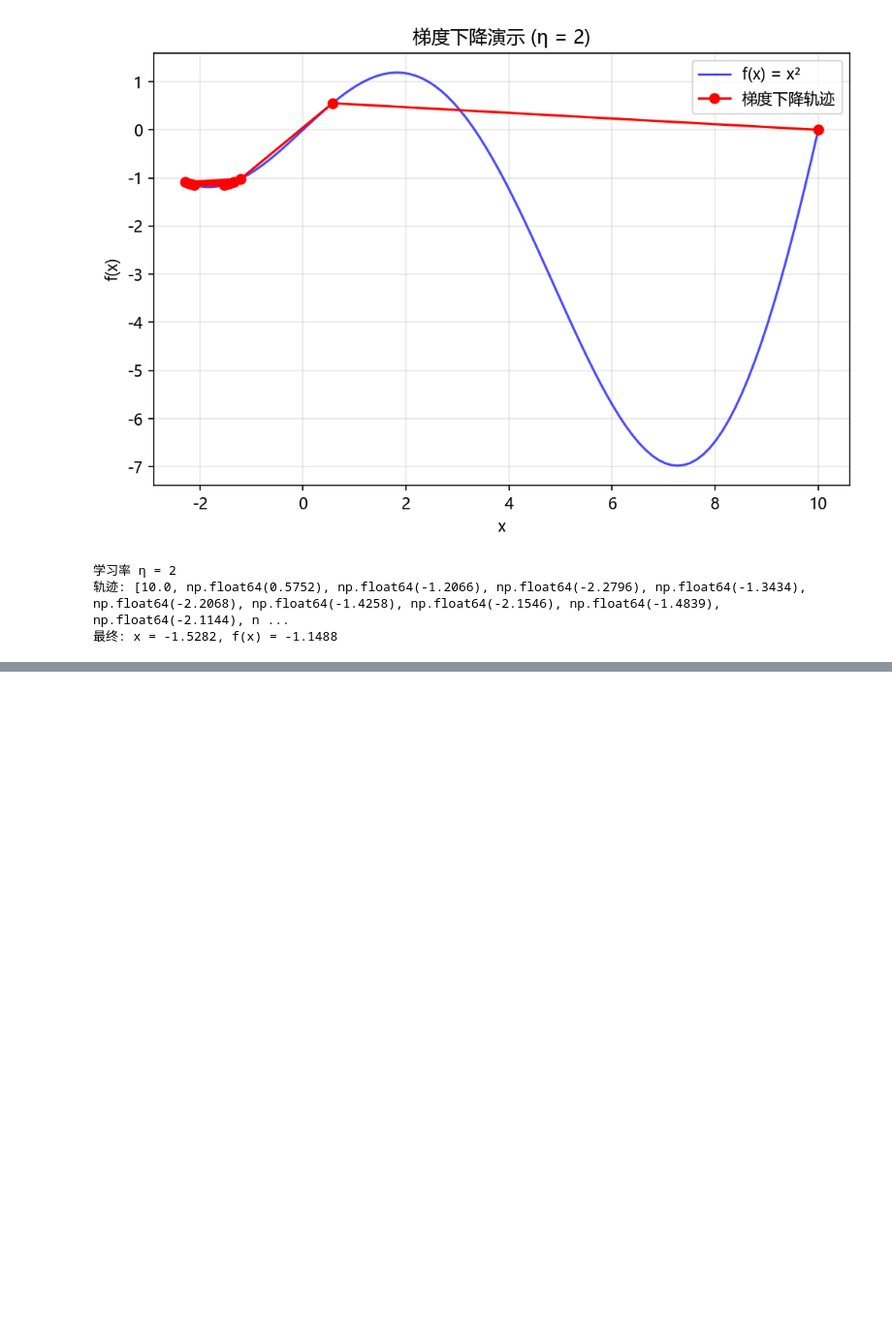
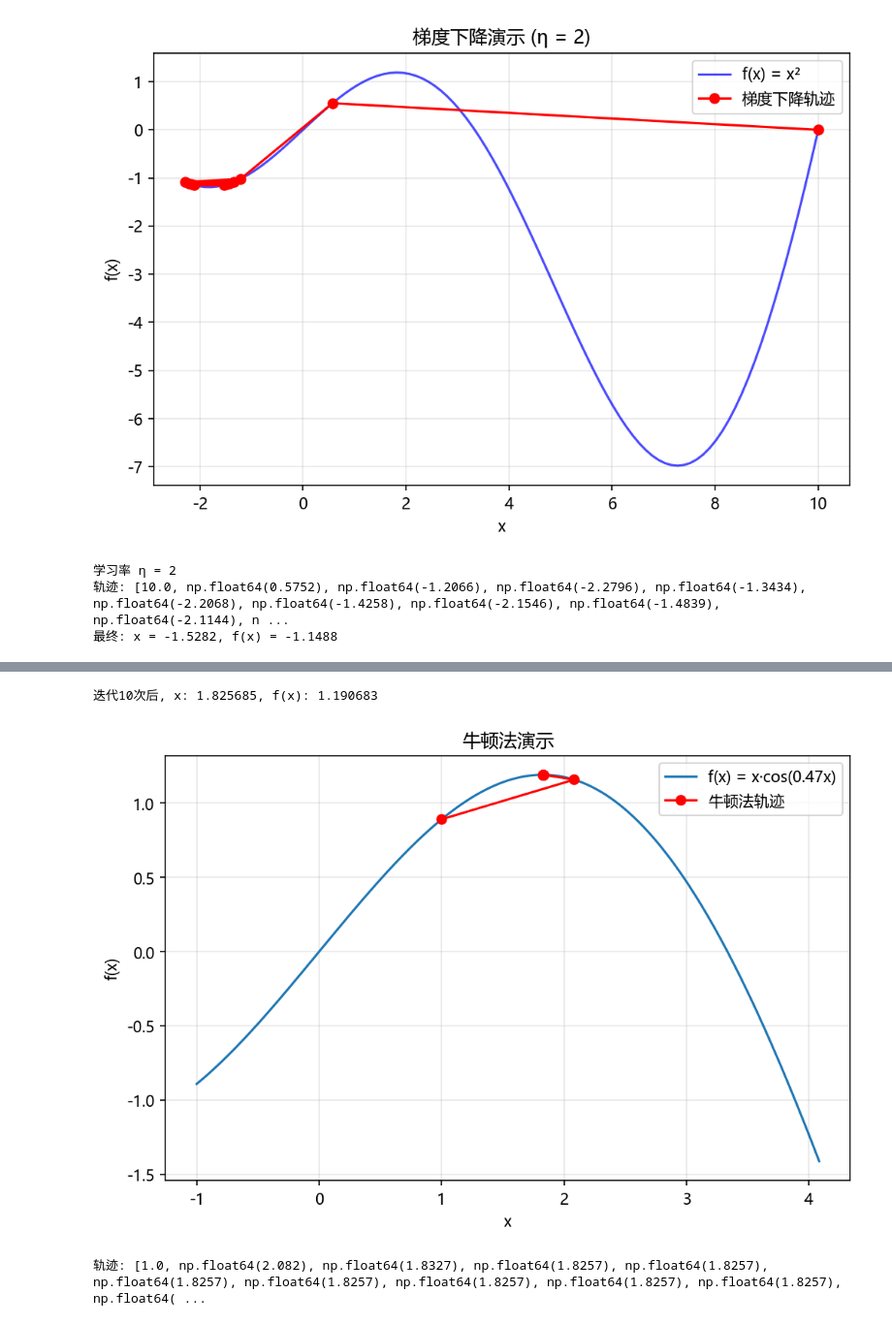
Before and after one commit to XSJWF/DLL, a Jupyter notebook: notebooks/DL_10.ipynb, the cells around one changed output, grey strips where cells are left out. Shown at 97% size. Cells and saved outputs as stored; diff of their text form; code cells hidden in the pictures; blank space fills up the shorter version.

```diff
--- a/notebooks/DL_10.ipynb
+++ b/notebooks/DL_10.ipynb
@@ -302,0 +448,53 @@ show_trace(gd(2, f_grad), f)
+# %%
+# 定义常数 c
+c = 0.15 * np.pi
+
+# 定义目标函数及其导数
+def f(x):
+    return x * np.cos(c * x)
+
+def f_grad(x):
+    return np.cos(c * x) - c * x * np.sin(c * x)
+
+def f_hess(x):
+    return - 2 * c * np.sin(c * x) - x * c**2 * np.cos(c * x)
+
+# 牛顿法
+def newton(eta=1):
+    x = 1.0  # 注意：这个函数在x=10处梯度极大，可能会发散，所以改为1.0
+    results = [x]
+    for i in range(10):
+        # 牛顿法更新：x = x - η * f'(x) / f''(x)
+        # 防止除零错误
+        hess = f_hess(x)
+        if abs(hess) < 1e-12:
+            hess = 1e-12 if hess >= 0 else -1e-12
+        x -= eta * f_grad(x) / hess
+        results.append(x)
+    print(f'迭代10次后, x: {x:.6f}, f(x): {f(x):.6f}')
+    return results
+
+# 可视化
+def show_trace(results, f):
+    x_vals = np.linspace(min(results)-2, max(results)+2, 400)
+
+    plt.figure(figsize=(8, 5))
+    plt.plot(x_vals, f(x_vals), label=f'f(x) = x·cos({c:.2f}x)')
+    plt.plot(results, [f(x) for x in results], 'ro-', label='牛顿法轨迹')
+
+    plt.xlabel('x')
+    plt.ylabel('f(x)')
+    plt.title('牛顿法演示')
+    plt.grid(True, alpha=0.3)
+    plt.legend()
+    plt.show()
+
+    print(f"轨迹: {[round(x, 4) for x in results]}")
+
+# 运行
+results = newton(eta=1)
+show_trace(results, f)
+# %% [output]
+迭代10次后, x: 1.825685, f(x): 1.190683
+[figure, added]
+轨迹: [1.0, np.float64(2.082), np.float64(1.8327), np.float64(1.8257), np.float64(1.8257), np.float64(1.8257), np.float64(1.8257), np.float64(1.8257), np.float64(1.8257), np.float64(1.8257), np.float64( ...
```
Also changed, not shown: parts of 12 cells of this notebook.
